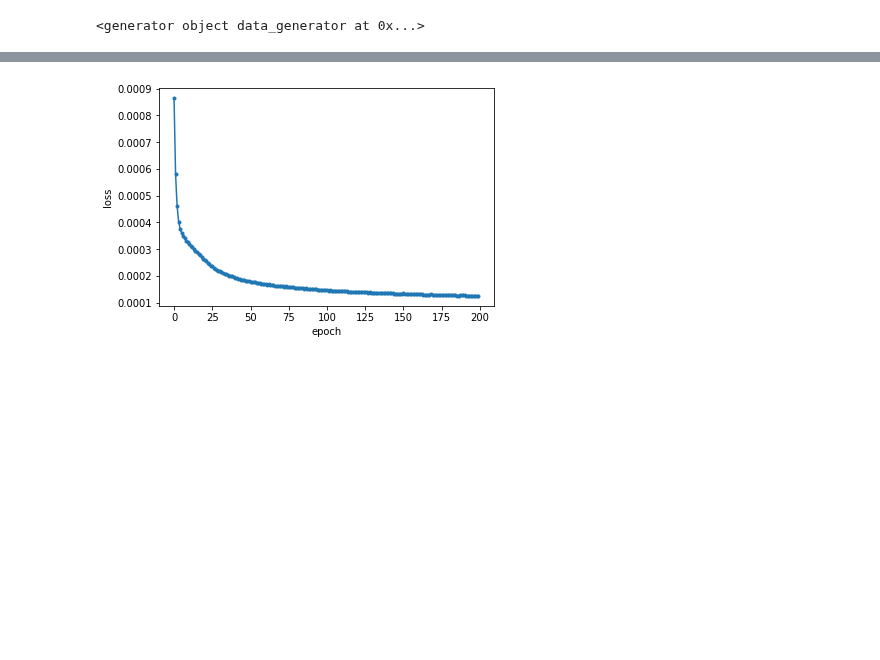
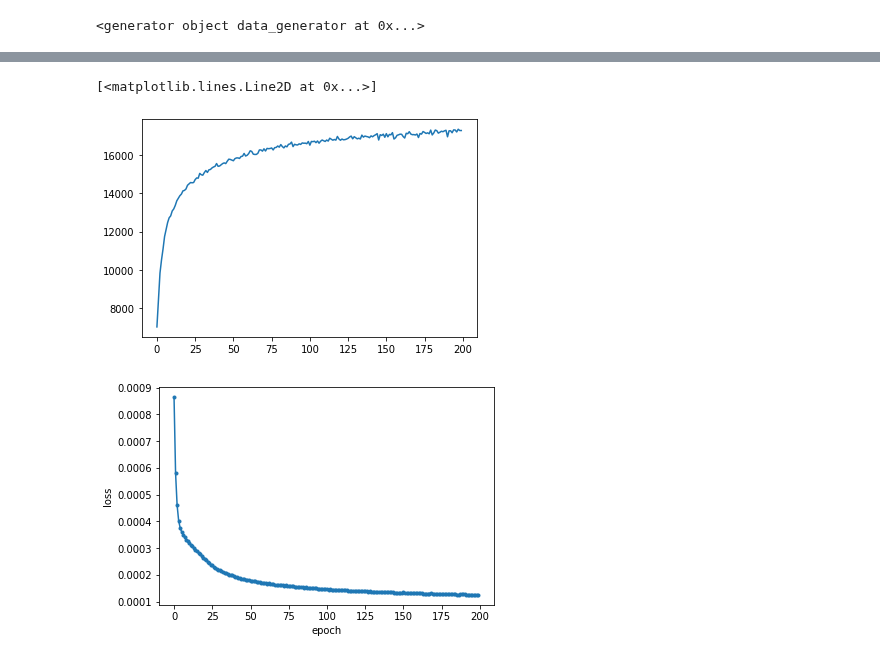
Before and after one commit to mahdimplus/DeepRetroMoco, a Jupyter notebook: Network/train_with validation data.ipynb, the cells around one changed output, grey strips where cells are left out. Cells and saved outputs as stored; diff of their text form; code cells hidden in the pictures; blank space fills up the shorter version.

```diff
--- a/Network/train_with validation data.ipynb
+++ b/Network/train_with validation data.ipynb
@@ -443 +443,6 @@ plt.plot(hist.history['loss'])
+# %%
+plt.plot(history['transformer_TSNRR'])
+# %% [output]
+[<matplotlib.lines.Line2D at 0x...>]
+[figure, added]
 # %%
```
Also changed, not shown: parts of 12 cells of this notebook.
